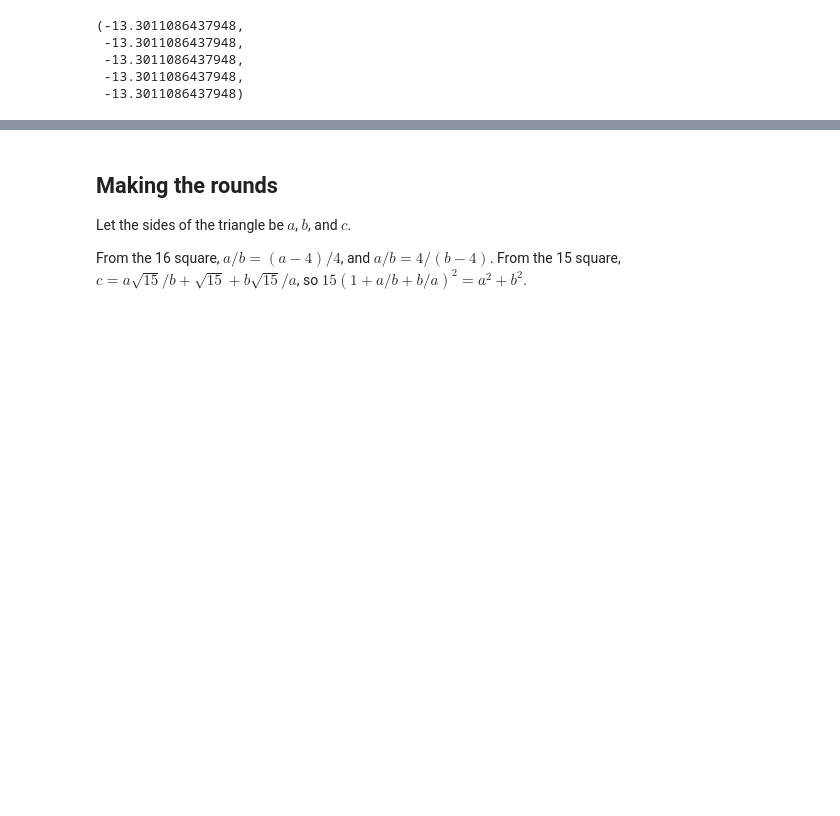
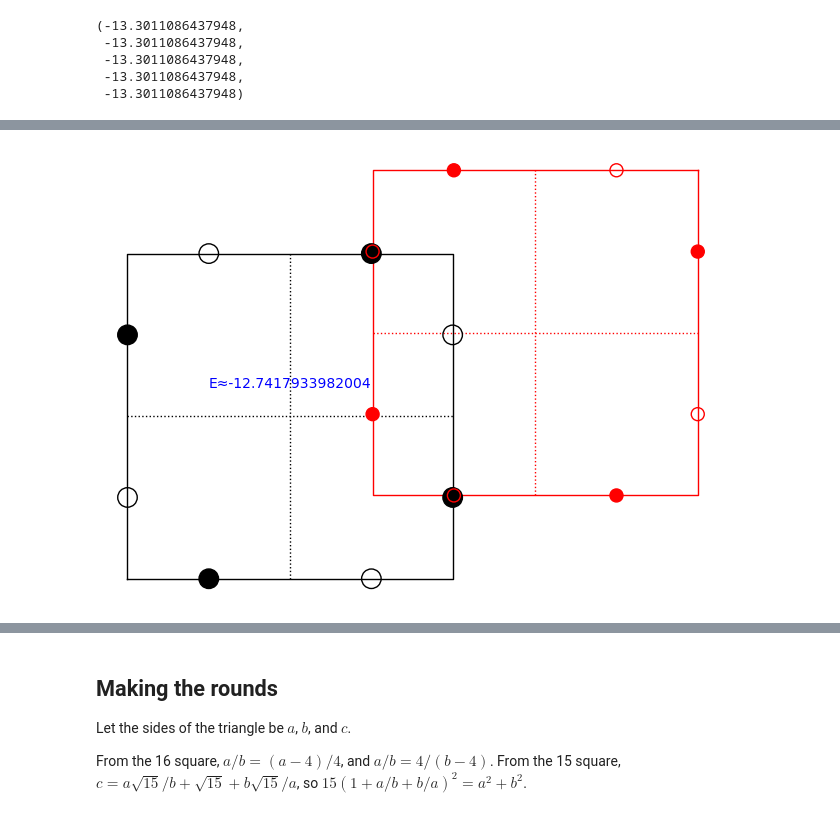
Before and after one commit to qpliu/sunday-puzzle, a Jupyter notebook: riddler/2024/20241115.ipynb, the cells around one changed output, grey strips where cells are left out. Cells and saved outputs as stored; diff of their text form; code cells hidden in the pictures; blank space fills up the shorter version.

```diff
--- a/riddler/2024/20241115.ipynb
+++ b/riddler/2024/20241115.ipynb
@@ -157,0 +199,6 @@ so I'll assume that it's the answer.
+# %%
+dx = find_local_minimum(E(3/4+x,1/4-x,0),-1/2,1/2)[1]
+dy = find_local_minimum(E(3/4+dx+x,1/4-dx+x,0),-1/10,1/10)[1]
+t(3/4+dx+dy,1/4-dx+dy,0)
+# %% [output]
+[figure, added]
```
Also changed, not shown: parts of 23 cells of this notebook.
